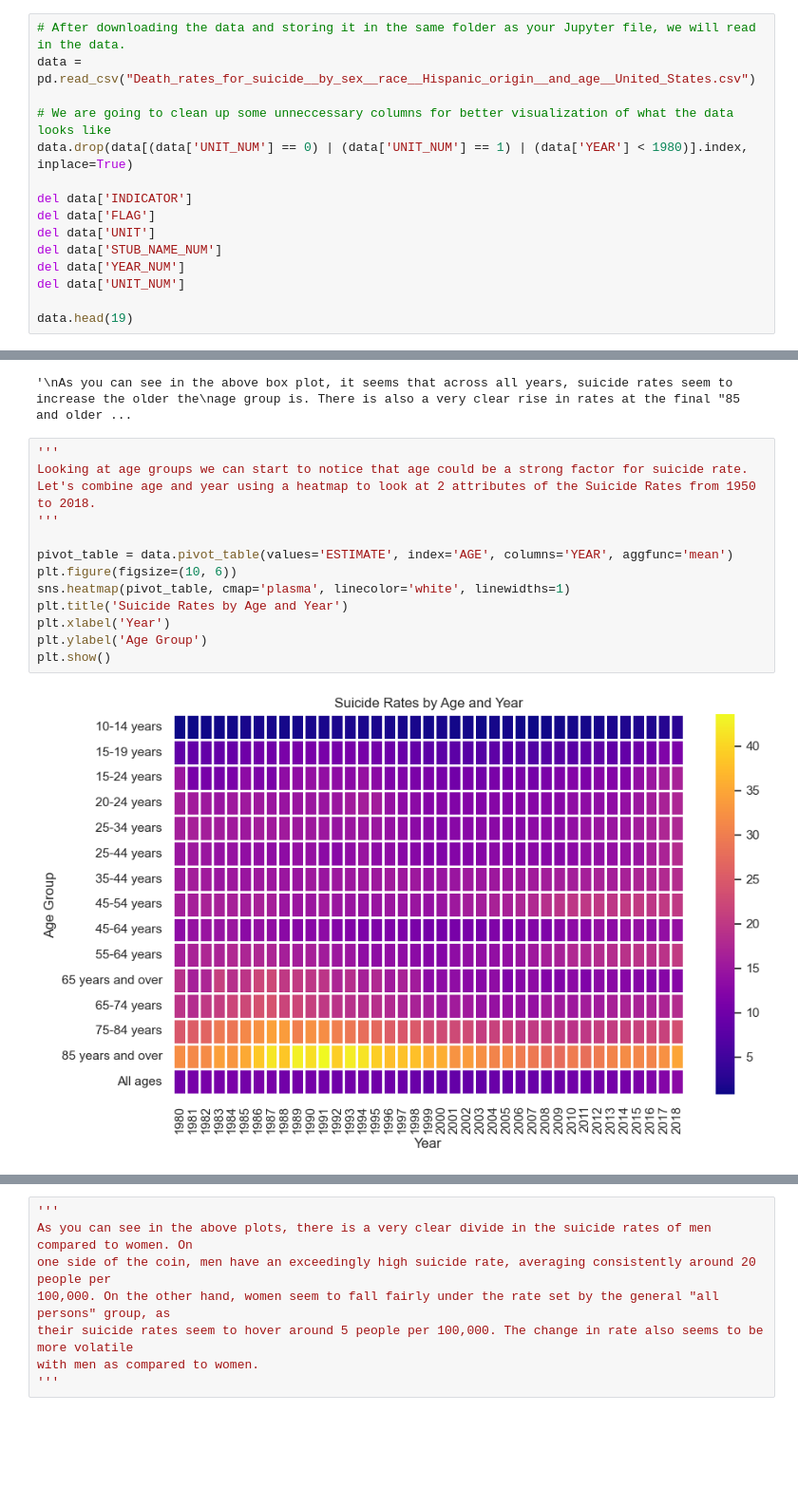
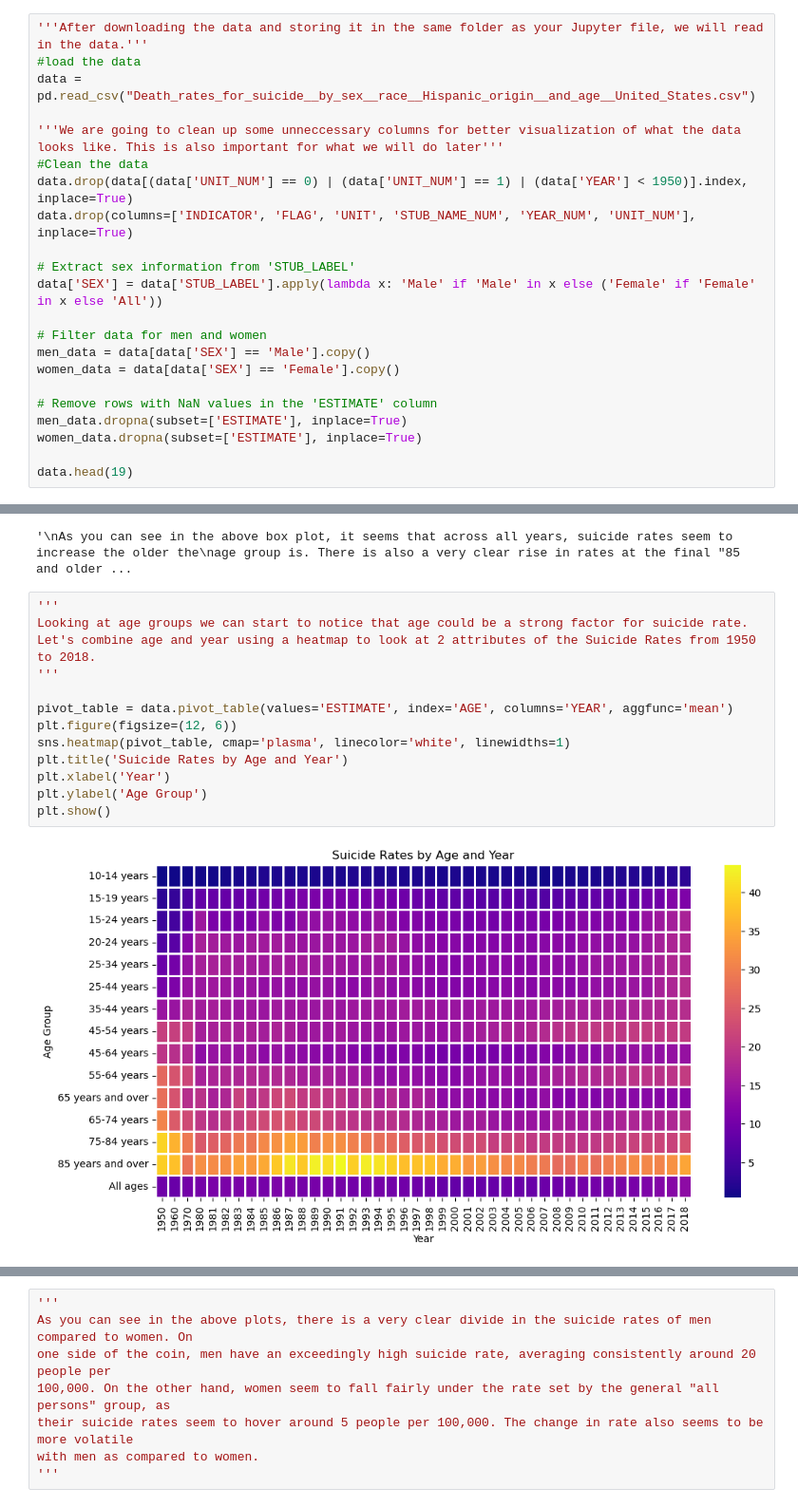
Before and after one commit to jaimelu/jaimelu.github.io, a Jupyter notebook: FinalProject.ipynb, the cells around one changed output, grey strips where cells are left out. Shown at 95% size. Drawn from its saved outputs; the diff is of its cells as text; blank space fills up the shorter version.

```diff
--- a/FinalProject.ipynb
+++ b/FinalProject.ipynb
@@ -24,16 +19,23 @@ def KNNMissing(i, dataset):
 # %%
-# After downloading the data and storing it in the same folder as your Jupyter file, we will read in the data.
+'''After downloading the data and storing it in the same folder as your Jupyter file, we will read in the data.'''
+#load the data
 data = pd.read_csv("Death_rates_for_suicide__by_sex__race__Hispanic_origin__and_age__United_States.csv")
 
-# We are going to clean up some unneccessary columns for better visualization of what the data looks like
-data.drop(data[(data['UNIT_NUM'] == 0) | (data['UNIT_NUM'] == 1) | (data['YEAR'] < 1980)].index, inplace=True)
+'''We are going to clean up some unneccessary columns for better visualization of what the data looks like. This is also important for what we will do later'''
+#Clean the data
+data.drop(data[(data['UNIT_NUM'] == 0) | (data['UNIT_NUM'] == 1) | (data['YEAR'] < 1950)].index, inplace=True)
+data.drop(columns=['INDICATOR', 'FLAG', 'UNIT', 'STUB_NAME_NUM', 'YEAR_NUM', 'UNIT_NUM'], inplace=True)
 
-del data['INDICATOR']
-del data['FLAG']
-del data['UNIT']
-del data['STUB_NAME_NUM']
-del data['YEAR_NUM']
-del data['UNIT_NUM']
+# Extract sex information from 'STUB_LABEL'
+data['SEX'] = data['STUB_LABEL'].apply(lambda x: 'Male' if 'Male' in x else ('Female' if 'Female' in x else 'All'))
+
+# Filter data for men and women
+men_data = data[data['SEX'] == 'Male'].copy()
+women_data = data[data['SEX'] == 'Female'].copy()
+
+# Remove rows with NaN values in the 'ESTIMATE' column
+men_data.dropna(subset=['ESTIMATE'], inplace=True)
+women_data.dropna(subset=['ESTIMATE'], inplace=True)
 
 data.head(19)
 # %% [output]
@@ -103,18 +103,18 @@ group, "75-84 years".
 # %%
 '''
 Looking at age groups we can start to notice that age could be a strong factor for suicide rate.
 Let's combine age and year using a heatmap to look at 2 attributes of the Suicide Rates from 1950 to 2018.
 '''
 
 pivot_table = data.pivot_table(values='ESTIMATE', index='AGE', columns='YEAR', aggfunc='mean')
-plt.figure(figsize=(10, 6))
+plt.figure(figsize=(12, 6))
 sns.heatmap(pivot_table, cmap='plasma', linecolor='white', linewidths=1)
 plt.title('Suicide Rates by Age and Year')
 plt.xlabel('Year')
 plt.ylabel('Age Group')
 plt.show()
 # %% [output]
-[figure, old version]
+[figure, new version]
 # %%
 '''
 As you can see in the above heat map, it once again shows how apparently high the suicide rate is for the "85 and
```
Also changed, not shown: parts of 27 cells of this notebook.
